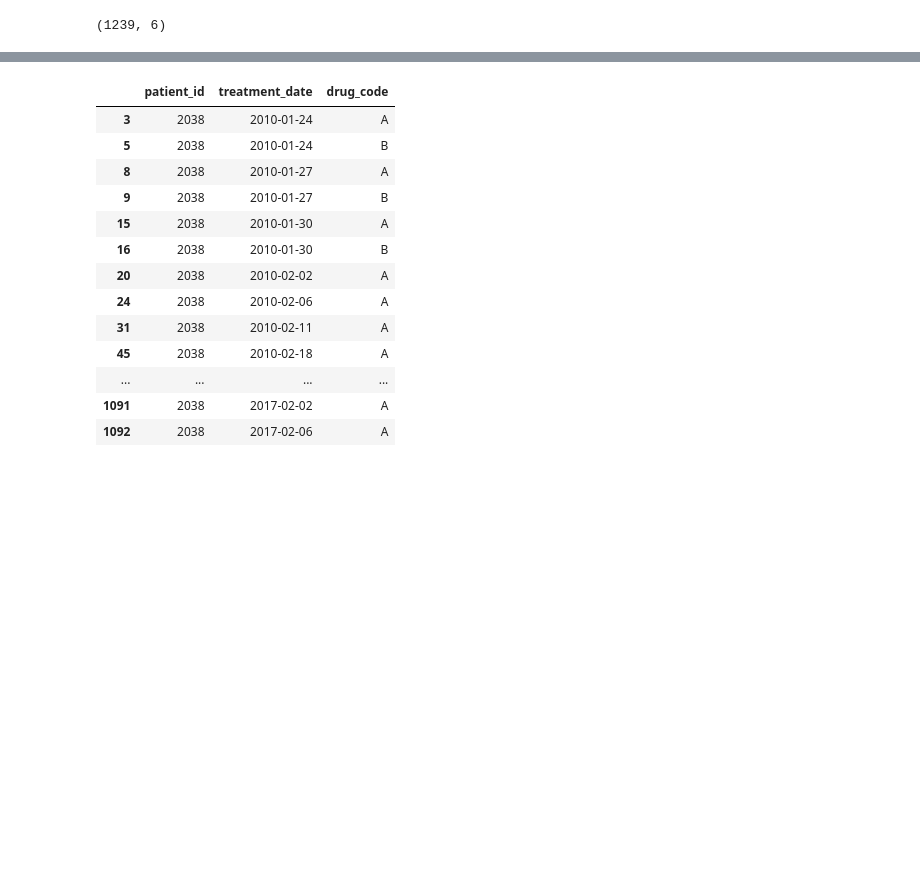
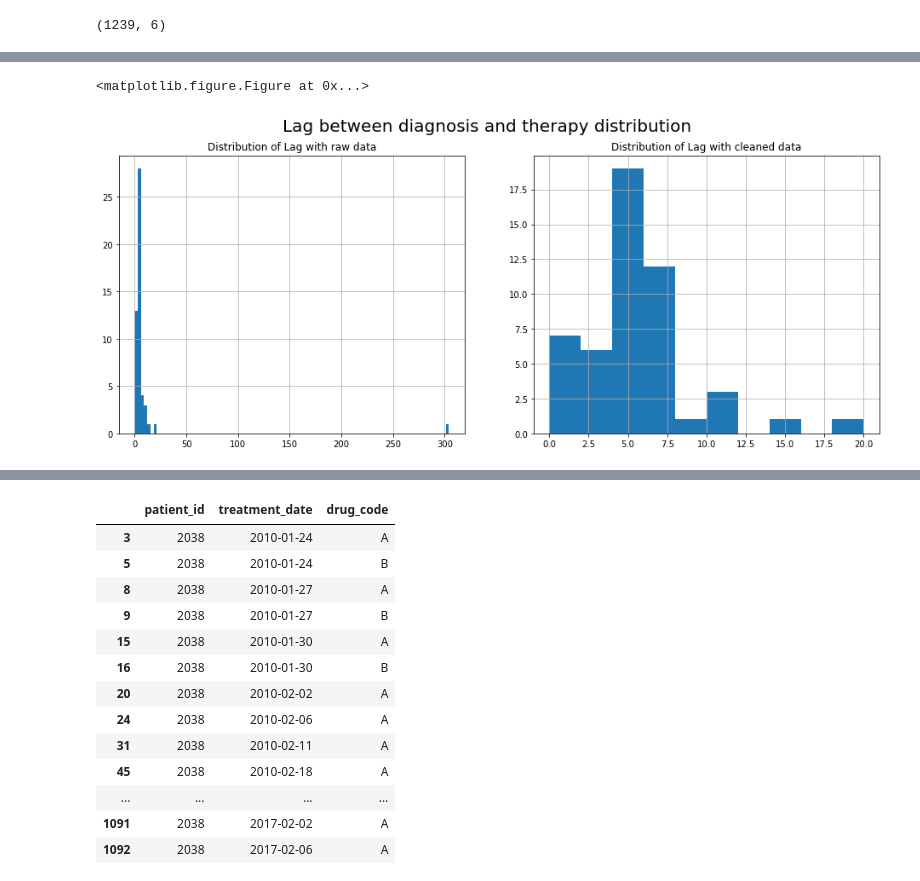
Before and after one commit to jingruli11/tensorflow-testing, a Jupyter notebook: Flatiron Challenge.ipynb, the cells around one changed output, grey strips where cells are left out. Cells and saved outputs as stored; diff of their text form; code cells hidden in the pictures; blank space fills up the shorter version.

```diff
--- a/Flatiron Challenge.ipynb
+++ b/Flatiron Challenge.ipynb
@@ -73,0 +191,15 @@ df_treat_start['lag'] = df_treat_start['treatment_date'] - df_treat_start['diagn
+# %%
+# plot of lag distribution
+plt.clf()
+plt.figure(figsize = (16,6))
+plt.suptitle('Lag between diagnosis and therapy distribution', fontsize = 20)
+# distribution of lag with raw data
+plt.subplot(1,2,1)
+df_treat_start['lag'].dt.days.hist(bins = 100).set_title('Distribution of Lag with raw data')
+# distribution of lag with cleaned data, lag < 50, remove one outlier with 304 days lag
+plt.subplot(1,2,2)
+df_treat_start[df_treat_start['lag'].dt.days < 50]['lag'].dt.days.hist(bins = 10).set_title('Distribution of Lag with cleaned data')
+plt.show()
+# %% [output]
+<matplotlib.figure.Figure at 0x...>
+[figure, added]
```
Also changed, not shown: parts of 46 cells of this notebook.
